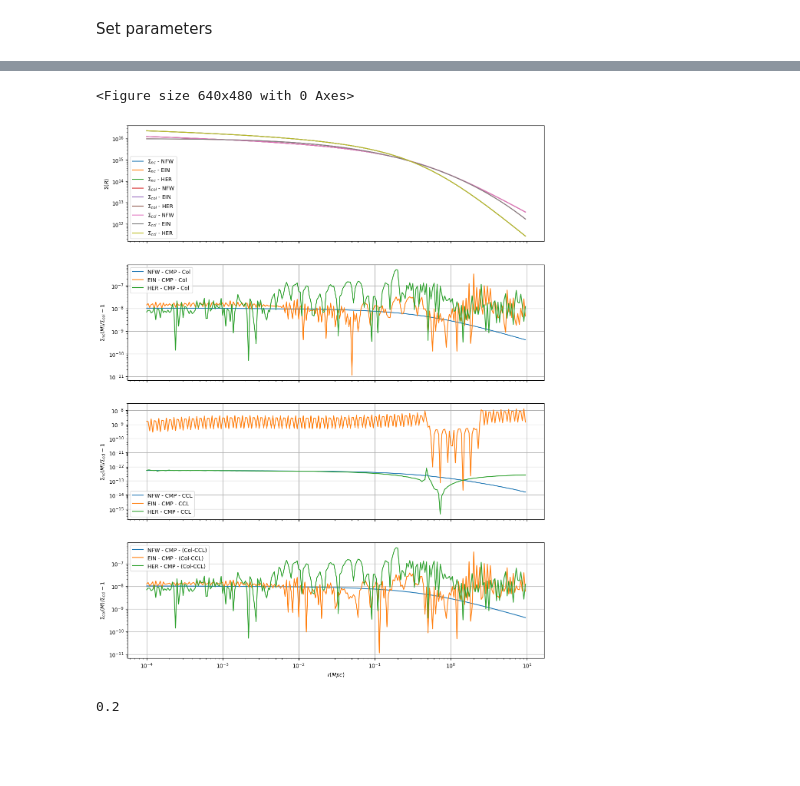
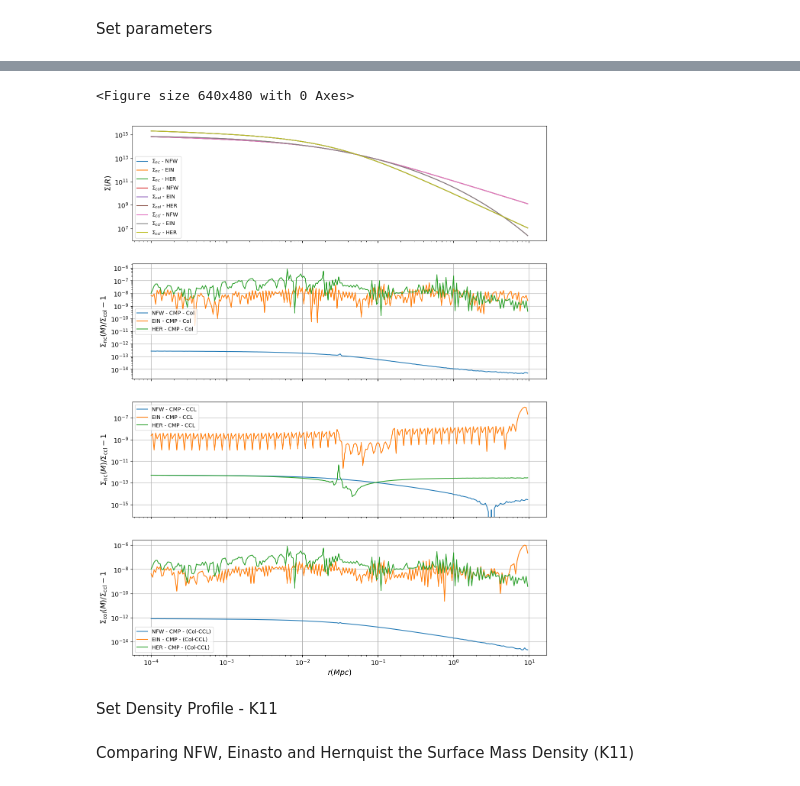
Before and after one commit to thaisornellas/nc_concentration, a Jupyter notebook: ccl_colossus_sigma.ipynb, the cells around one changed output, grey strips where cells are left out. Saved outputs shown, nothing was run; the diff lists cells and outputs as text; code cells hidden in the pictures; blank space fills up the shorter version.

```diff
--- a/ccl_colossus_sigma.ipynb
+++ b/ccl_colossus_sigma.ipynb
@@ -74,10 +76,9 @@ def cmp_double(desc, m1, m2, x1, x2):
 # %% [markdown]
 Set parameters
 # %%
-M_array = np.linspace(12, 15, 100)
-M = 1E15
-z = 2.0
-mdef = '200c'
+M = 1E12
+z = 0.0
+mdef = 'vir'
 M_col = M * cosmo_col.h
 a = 1.0 / (1.0 + z)
 R = 1e2
@@ -129,23 +130,24 @@ Set density profile
 # %%
 # CCL
-mdef_ccl = ccl.halos.MassDef(Delta=200, rho_type = "critical")
-conc = d08
-mdef_ccl.concentration = conc
-ccl_nfw = ccl.halos.HaloProfileNFW(mass_def=mdef_ccl, concentration=conc, truncated=False, projected_analytic=True, cumul2d_analytic=True)
-ccl_ein = ccl.halos.HaloProfileEinasto(mass_def=mdef_ccl, concentration=conc, truncated=False, projected_quad=True, alpha=0.2)
-ccl_her = ccl.halos.HaloProfileHernquist(mass_def=mdef_ccl, concentration=conc, truncated=False, projected_analytic=True, cumul2d_analytic=True)
+
+mdef_ccl = ccl.halos.MassDef(Delta="vir", rho_type = "matter")
+d08 = ccl.halos.ConcentrationDuffy08(mass_def = mdef_ccl)
+mdef_ccl.concentration = d08
+ccl_nfw = ccl.halos.HaloProfileNFW(mass_def=mdef_ccl, concentration=d08, truncated=False, projected_analytic=True, cumul2d_analytic=True)
+ccl_ein = ccl.halos.HaloProfileEinasto(mass_def=mdef_ccl, concentration=d08, truncated=False, projected_quad=True, alpha=0.2)
+ccl_her = ccl.halos.HaloProfileHernquist(mass_def=mdef_ccl, concentration=d08, truncated=False, projected_analytic=True, cumul2d_analytic=True)
 
 alpha = ccl_ein._get_alpha(ccl_cosmo, M, a)
-print(alpha)
 
 # Colossus
-col_nfw = profile_nfw.NFWProfile(M=M_col, c=col_d08, z=z, mdef="200c")
-col_ein = profile_einasto.EinastoProfile(M=M_col, c=col_d08, z=z, mdef="200c", alpha=0.2)
-col_her = profile_hernquist.HernquistProfile(M=M_col, c=col_d08, z=z, mdef="200c")
+
+col_nfw = profile_nfw.NFWProfile(M=M_col, c=col_d08, z=z, mdef="vir")
+col_ein = profile_einasto.EinastoProfile(M=M_col, c=col_d08, z=z, mdef="vir", alpha=0.2)
+col_her = profile_hernquist.HernquistProfile(M=M_col, c=col_d08, z=z, mdef="vir")
 
 # NumCosmo
+
 nfw = Nc.HaloDensityProfileNFW.new(cmr_Duffy08)
 ein = Nc.HaloDensityProfileEinasto.new(cmr_Duffy08)
 her = Nc.HaloDensityProfileHernquist.new(cmr_Duffy08)
 ein.param_set_by_name("alpha", 0.2)
-ein.param_get_by_name("alpha")
@@ -230,44 +229,51 @@ axs[0].set_yscale("log")
 axs[1].set_yscale("log")
 axs[2].set_yscale("log")
 axs[3].set_yscale("log")
-axs[3].set_xlabel(r"$r (Mpc)$")
-axs[0].set_ylabel(r"$\Sigma(R)$")
-axs[1].set_ylabel(r"$\Sigma_{\mathrm{nc}} (M) / \Sigma_{\mathrm{col}} - 1$")
-axs[2].set_ylabel(r"$\Sigma_{\mathrm{nc}} (M) / \Sigma_{\mathrm{ccl}} - 1$")
-axs[3].set_ylabel(r"$\Sigma_{\mathrm{col}} (M) / \Sigma_{\mathrm{ccl}} - 1$")
+axs[3].set_xlabel(r"$r (Mpc)$", fontsize=14)
+axs[0].set_ylabel(r"$\Sigma(R)$", fontsize=14)
+axs[1].set_ylabel(r"$\Sigma_{\mathrm{nc}} (M) / \Sigma_{\mathrm{col}} - 1$", fontsize=14)
+axs[2].set_ylabel(r"$\Sigma_{\mathrm{nc}} (M) / \Sigma_{\mathrm{ccl}} - 1$", fontsize=14)
+axs[3].set_ylabel(r"$\Sigma_{\mathrm{col}} (M) / \Sigma_{\mathrm{ccl}} - 1$", fontsize=14)
 axs[0].plot(r, n, "-", label=r"$\Sigma_{nc}$ - NFW")
 axs[0].plot(r, e, "-", label=r"$\Sigma_{nc}$ - EIN")
 axs[0].plot(r, h, "-", label=r"$\Sigma_{nc}$ - HER")
 axs[0].plot(r, col_Sigma_nfw, "-", label=r"$\Sigma_{col}$ - NFW")
 axs[0].plot(r, col_Sigma_ein, "-", label=r"$\Sigma_{col}$ - EIN")
 axs[0].plot(r, col_Sigma_her, "-", label=r"$\Sigma_{col}$ - HER")
 axs[0].plot(r, ccl_Sigma_nfw, "-", label=r"$\Sigma_{ccl}$ - NFW")
 axs[0].plot(r, ccl_Sigma_ein, "-", label=r"$\Sigma_{ccl}$ - EIN")
 axs[0].plot(r, ccl_Sigma_her, "-", label=r"$\Sigma_{ccl}$ - HER")
 
 axs[1].plot(r, np.abs(n / col_Sigma_nfw - 1.0), "-", label="NFW - CMP - Col")
 axs[1].plot(r, np.abs(e / col_Sigma_ein - 1.0), "-", label="EIN - CMP - Col")
 axs[1].plot(r, np.abs(h / col_Sigma_her - 1.0), "-", label="HER - CMP - Col")
 axs[2].plot(r, np.abs(n / ccl_Sigma_nfw - 1.0), "-", label="NFW - CMP - CCL")
 axs[2].plot(r, np.abs(e / ccl_Sigma_ein - 1.0), "-", label="EIN - CMP - CCL")
 axs[2].plot(r, np.abs(h / ccl_Sigma_her - 1.0), "-", label="HER - CMP - CCL")
 axs[3].plot(r, np.abs(col_Sigma_nfw / ccl_Sigma_nfw - 1.0), "-", label="NFW - CMP - (Col-CCL)")
 axs[3].plot(r, np.abs(col_Sigma_ein / ccl_Sigma_ein - 1.0), "-", label="EIN - CMP - (Col-CCL)")
 axs[3].plot(r, np.abs(col_Sigma_her / ccl_Sigma_her - 1.0), "-", label="HER - CMP - (Col-CCL)")
 
 axs[0].legend(loc="best")
 axs[1].legend(loc="best")
 axs[2].grid()
 axs[2].legend(loc="best")
 axs[1].grid()
 axs[3].legend(loc="best")
 axs[3].grid()
+axs[0].tick_params(axis='both', which='major', labelsize=12)
+axs[1].tick_params(axis='both', which='major', labelsize=12)
+axs[2].tick_params(axis='both', which='major', labelsize=12)
+axs[3].tick_params(axis='both', which='major', labelsize=12)
+
 
 
 plt.show()
 # %% [output]
 <Figure size 640x480 with 0 Axes>
-[figure, old version]
+[figure, new version]
+# %% [markdown]
+Set Density Profile - K11
 # %%
 # CCL
 mdef_ccl = ccl.halos.MassDef(Delta="vir", rho_type = "matter")
@@ -286,13 +292,12 @@ col_ein = profile_einasto.EinastoProfile(M=M_col, c=col_k11, z=z, mdef="vir", al
 col_her = profile_hernquist.HernquistProfile(M=M_col, c=col_k11, z=z, mdef="vir")
 
 #NC
-nfw = Nc.HaloDensityProfileNFW.new(cmr_Klypin11)
-ein = Nc.HaloDensityProfileEinasto.new(cmr_Klypin11)
-her = Nc.HaloDensityProfileHernquist.new(cmr_Klypin11)
-ein.param_set_by_name("alpha", 0.2)
-ein.param_get_by_name("alpha")
+nfw_k11 = Nc.HaloDensityProfileNFW.new(cmr_Klypin11)
+ein_k11 = Nc.HaloDensityProfileEinasto.new(cmr_Klypin11)
+her_k11 = Nc.HaloDensityProfileHernquist.new(cmr_Klypin11)
+ein_k11.param_set_by_name("alpha", 0.2)
-# %% [output]
-0.2
+# %% [markdown]
+Comparing NFW, Einasto and Hernquist the Surface Mass Density (K11)
 # %%
 # Colossus
 col_Sigma_nfw = col_nfw.surfaceDensity(R * cosmo_col.h * 1.0e3) * (cosmo_col.h * 1.0e6)
```
Also changed, not shown: parts of 16 cells of this notebook.
